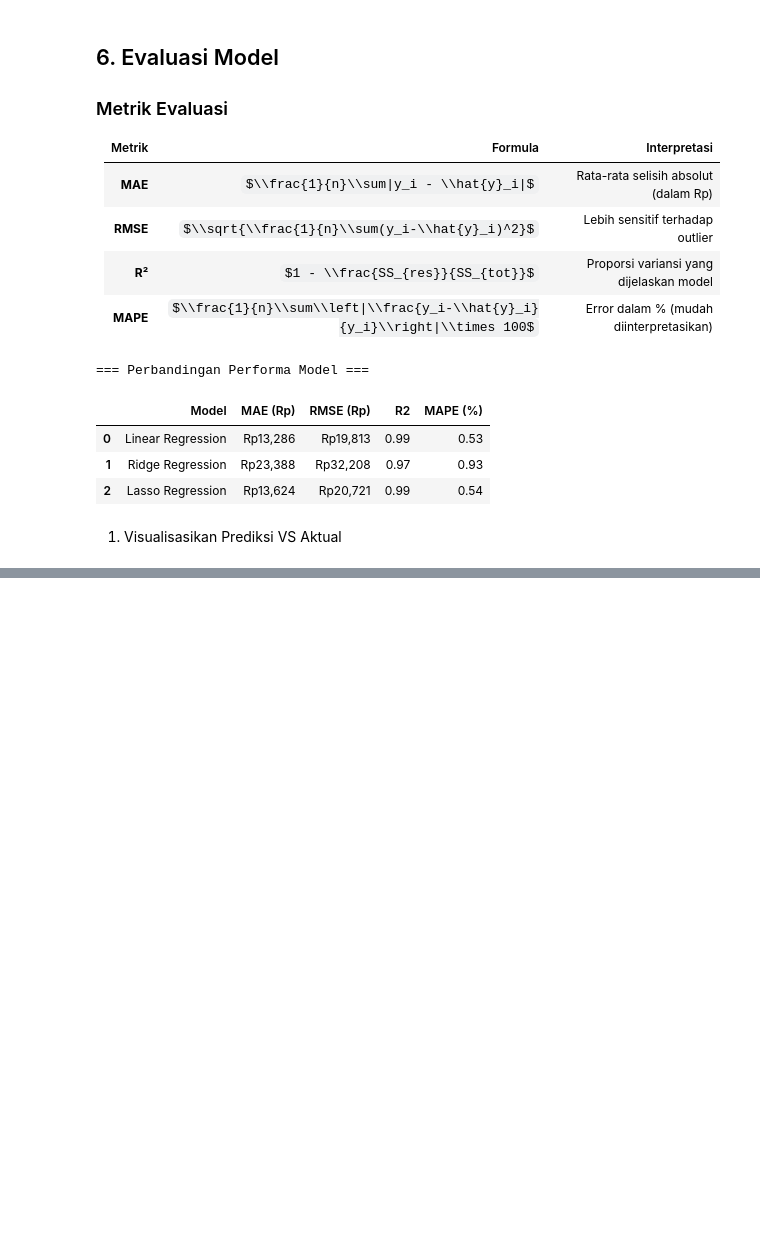
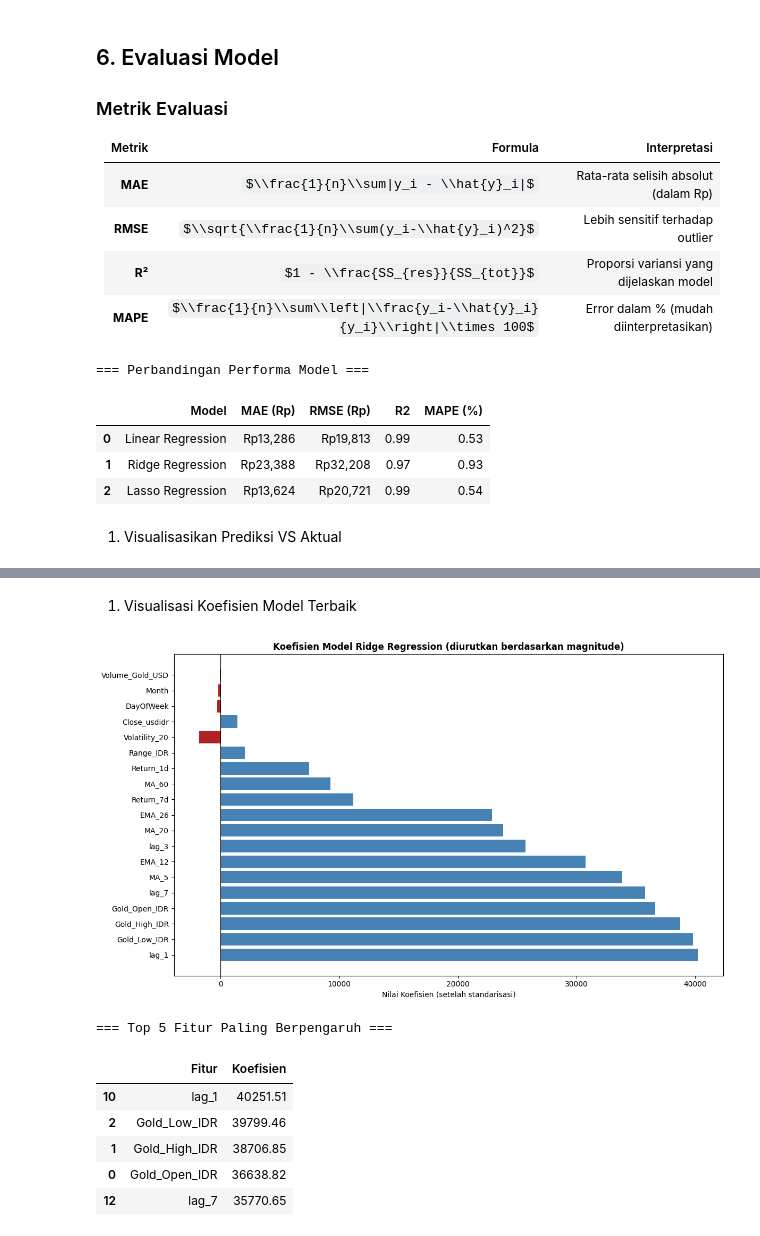
Before and after one commit to RenatGreen-flag/Model-Liniar-Regression, a Jupyter notebook: linearRegressionGoldnIDR.ipynb, the cells around one changed output, grey strips where cells are left out. Cells and saved outputs as stored; diff of their text form; code cells hidden in the pictures; some formulas as TeX source; blank space fills up the shorter version.

```diff
--- a/linearRegressionGoldnIDR.ipynb
+++ b/linearRegressionGoldnIDR.ipynb
@@ -494,0 +560,32 @@ display(df_results)
+# %% [markdown]
+1. Visualisasi Koefisien Model Terbaik
+# %%
+# Pilih model terbaik (Ridge biasanya paling stabil untuk kasus ini)
+best_model = ridge_model
+best_name  = 'Ridge Regression'
+
+coef_df = pd.DataFrame({
+    'Fitur'     : feature_cols,
+    'Koefisien' : best_model.coef_
+}).sort_values('Koefisien', key=abs, ascending=False)
+
+plt.figure(figsize=(12, 7))
+colors = ['steelblue' if c > 0 else 'firebrick' for c in coef_df['Koefisien']]
+plt.barh(coef_df['Fitur'], coef_df['Koefisien'], color=colors)
+plt.axvline(0, color='black', linewidth=0.8)
+plt.title(f'Koefisien Model {best_name} (diurutkan berdasarkan magnitude)', fontsize=12, fontweight='bold')
+plt.xlabel('Nilai Koefisien (setelah standarisasi)')
+plt.tight_layout()
+plt.show()
+
+print("\n=== Top 5 Fitur Paling Berpengaruh ===")
+display(coef_df.head(5))
+# %% [output]
+[figure, added]
+=== Top 5 Fitur Paling Berpengaruh ===
+|  | Fitur | Koefisien |
+| 10 | lag_1 | 40251.51 |
+| 2 | Gold_Low_IDR | 39799.46 |
+| 1 | Gold_High_IDR | 38706.85 |
+| 0 | Gold_Open_IDR | 36638.82 |
+| 12 | lag_7 | 35770.65 |
```
Also changed, not shown: parts of 12 cells of this notebook.
